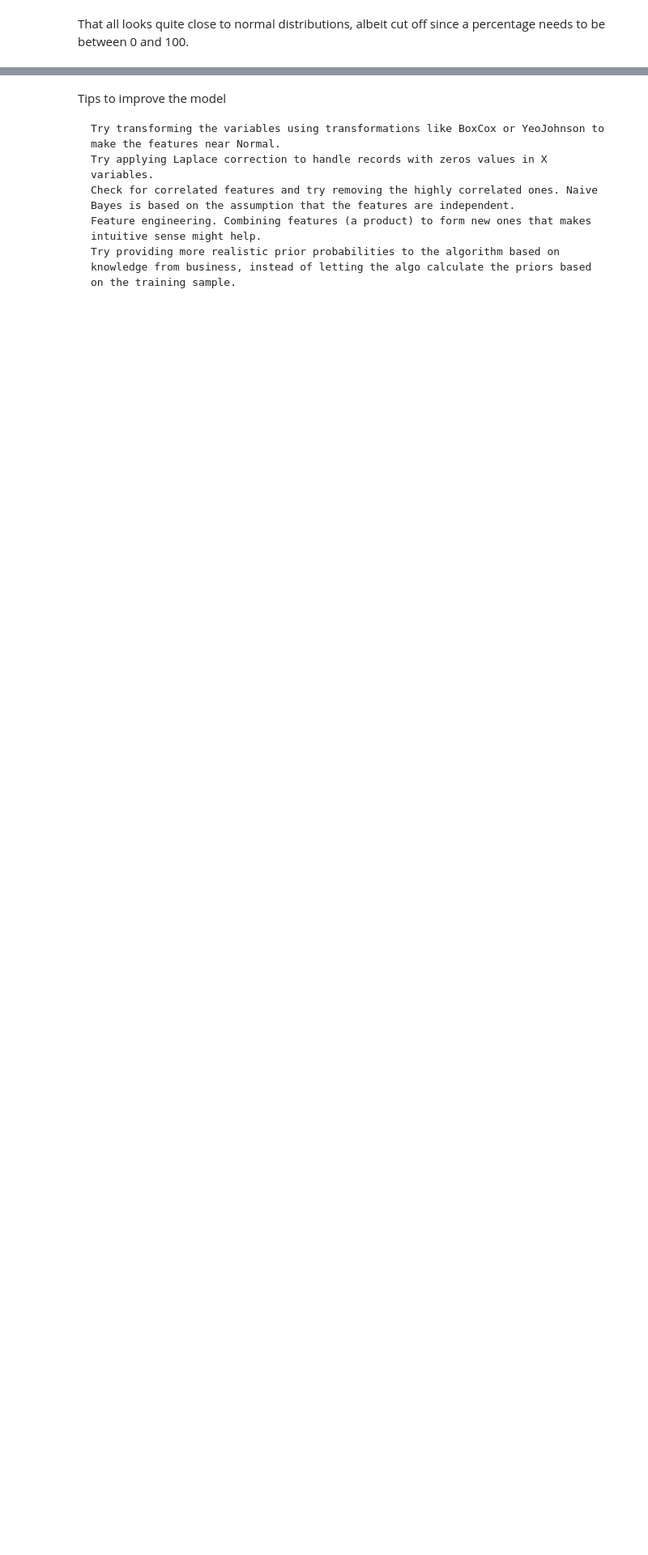
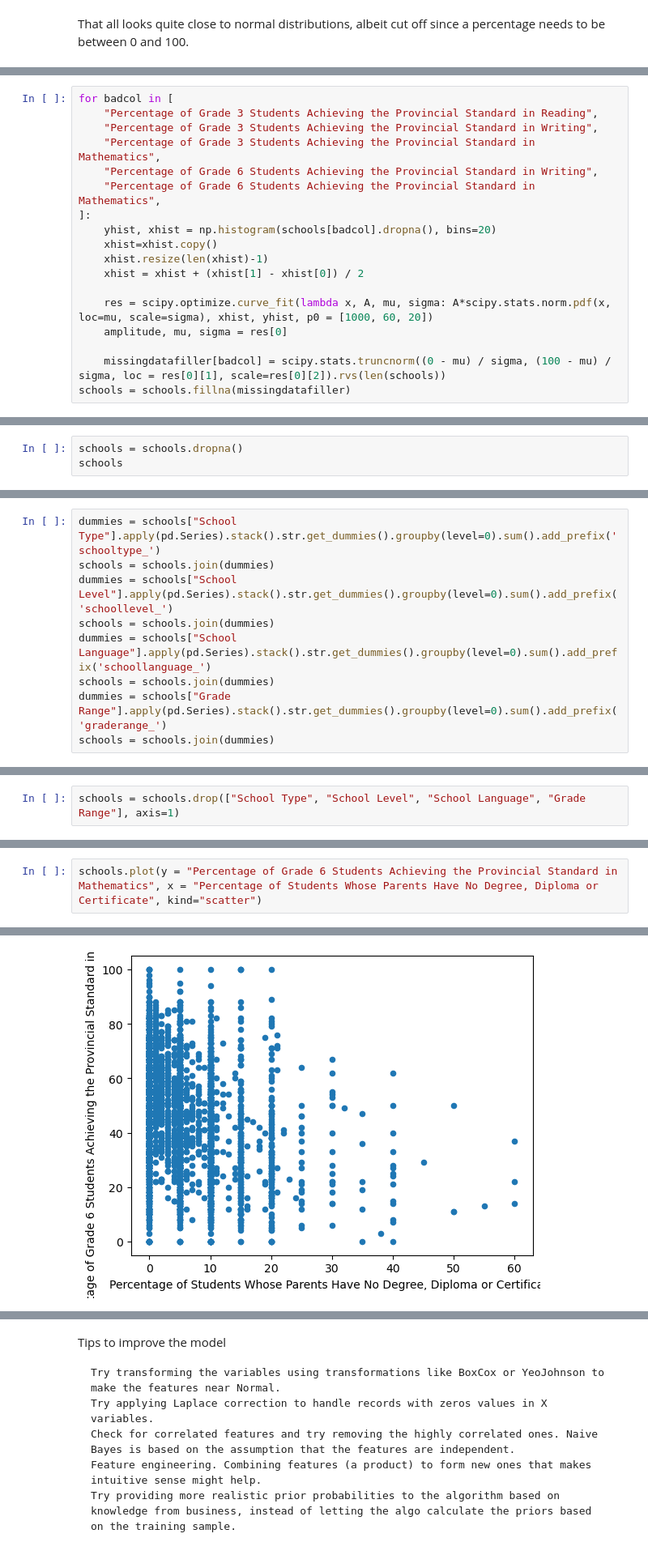
Before and after one commit to uOttawa-IT-Research-teaching/ML_naive_bayes, a Jupyter notebook: bayes.ipynb, the cells around one changed output, grey strips where cells are left out. Shown at 81% size. Cells and saved outputs as stored; diff of their text form; blank space fills up the shorter version.

```diff
--- a/bayes.ipynb
+++ b/bayes.ipynb
@@ -639,0 +556,18 @@ Accuracy: 0.19708029197080293
+# %%
+for badcol in [
+    "Percentage of Grade 3 Students Achieving the Provincial Standard in Reading",
+    "Percentage of Grade 3 Students Achieving the Provincial Standard in Writing",
+    "Percentage of Grade 3 Students Achieving the Provincial Standard in Mathematics",
+    "Percentage of Grade 6 Students Achieving the Provincial Standard in Writing",
+    "Percentage of Grade 6 Students Achieving the Provincial Standard in Mathematics",
+]:
+    yhist, xhist = np.histogram(schools[badcol].dropna(), bins=20)
+    xhist=xhist.copy()
+    xhist.resize(len(xhist)-1)
+    xhist = xhist + (xhist[1] - xhist[0]) / 2
+
+    res = scipy.optimize.curve_fit(lambda x, A, mu, sigma: A*scipy.stats.norm.pdf(x, loc=mu, scale=sigma), xhist, yhist, p0 = [1000, 60, 20])
+    amplitude, mu, sigma = res[0]
+
+    missingdatafiller[badcol] = scipy.stats.truncnorm((0 - mu) / sigma, (100 - mu) / sigma, loc = res[0][1], scale=res[0][2]).rvs(len(schools))
+schools = schools.fillna(missingdatafiller)
@@ -639,0 +596,3 @@ Accuracy: 0.19708029197080293
+# %%
+schools = schools.dropna()
+schools
@@ -639,0 +615,9 @@ Accuracy: 0.19708029197080293
+# %%
+dummies = schools["School Type"].apply(pd.Series).stack().str.get_dummies().groupby(level=0).sum().add_prefix('schooltype_')
+schools = schools.join(dummies)
+dummies = schools["School Level"].apply(pd.Series).stack().str.get_dummies().groupby(level=0).sum().add_prefix('schoollevel_')
+schools = schools.join(dummies)
+dummies = schools["School Language"].apply(pd.Series).stack().str.get_dummies().groupby(level=0).sum().add_prefix('schoollanguage_')
+schools = schools.join(dummies)
+dummies = schools["Grade Range"].apply(pd.Series).stack().str.get_dummies().groupby(level=0).sum().add_prefix('graderange_')
+schools = schools.join(dummies)
@@ -639,0 +626,2 @@ Accuracy: 0.19708029197080293
+# %%
+schools = schools.drop(["School Type", "School Level", "School Language", "Grade Range"], axis=1)
@@ -639,0 +672,3 @@ Accuracy: 0.19708029197080293
+# %%
+schools.plot(y = "Percentage of Grade 6 Students Achieving the Provincial Standard in Mathematics", x = "Percentage of Students Whose Parents Have No Degree, Diploma or Certificate", kind="scatter")
+# %% [output]
@@ -639,0 +676 @@ Accuracy: 0.19708029197080293
+[figure, added]
```
Also changed, not shown: parts of 48 cells of this notebook.
